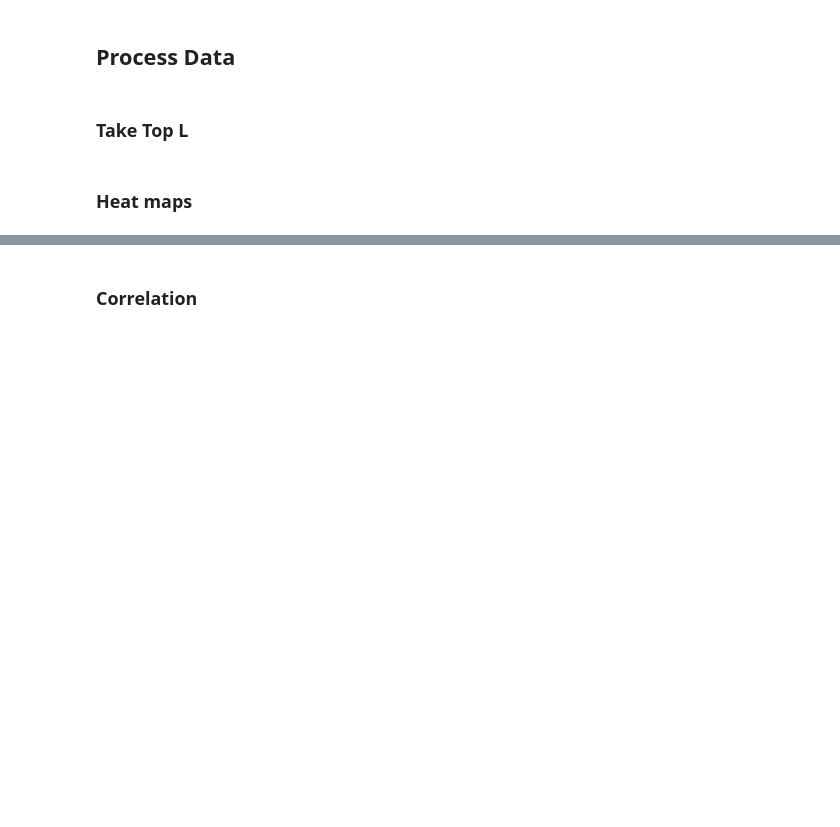
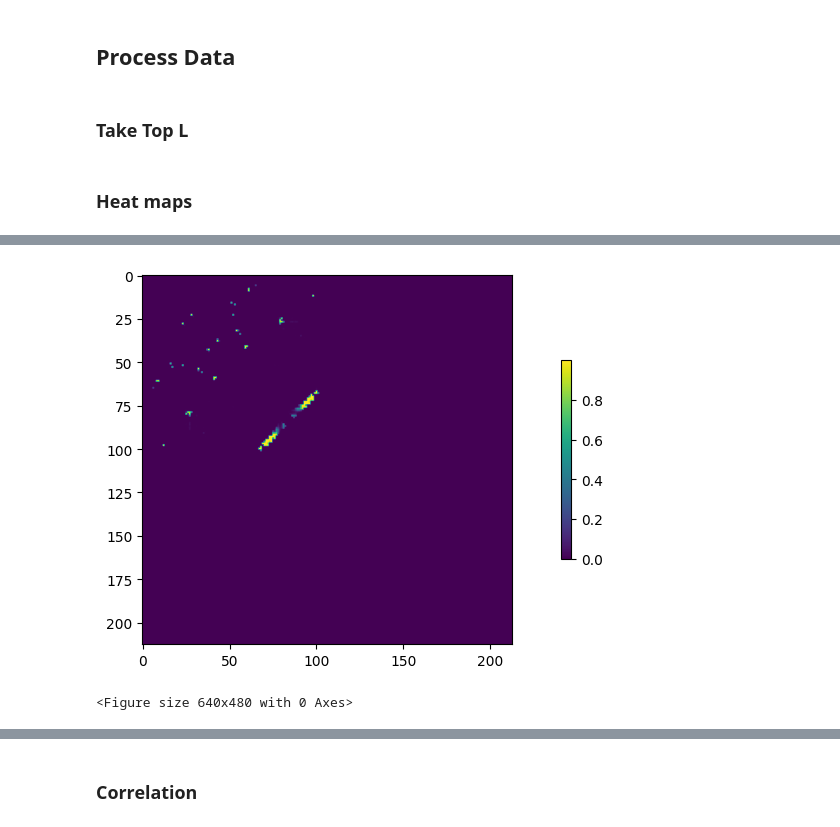
Before and after one commit to Vincent-La/cmsc702-protein-lm, a Jupyter notebook: notebooks/scoring_correlation.ipynb, the cells around one changed output, grey strips where cells are left out. Saved outputs shown, nothing was run; the diff lists cells and outputs as text; code cells hidden in the pictures; blank space fills up the shorter version.

```diff
--- a/notebooks/scoring_correlation.ipynb
+++ b/notebooks/scoring_correlation.ipynb
@@ -199,0 +238,6 @@ heatmap_creator([esm_dfs[0], mfdca_df])
+# %%
+heatmap_creator([esm_dfs[0], real_contacts_df])
+plt.savefig("../plots/heatmaps/esm-real_contacts.png")
+# %% [output]
+[figure, added]
+<Figure size 640x480 with 0 Axes>
```
Also changed, not shown: parts of 21 cells of this notebook, 13 other files.
